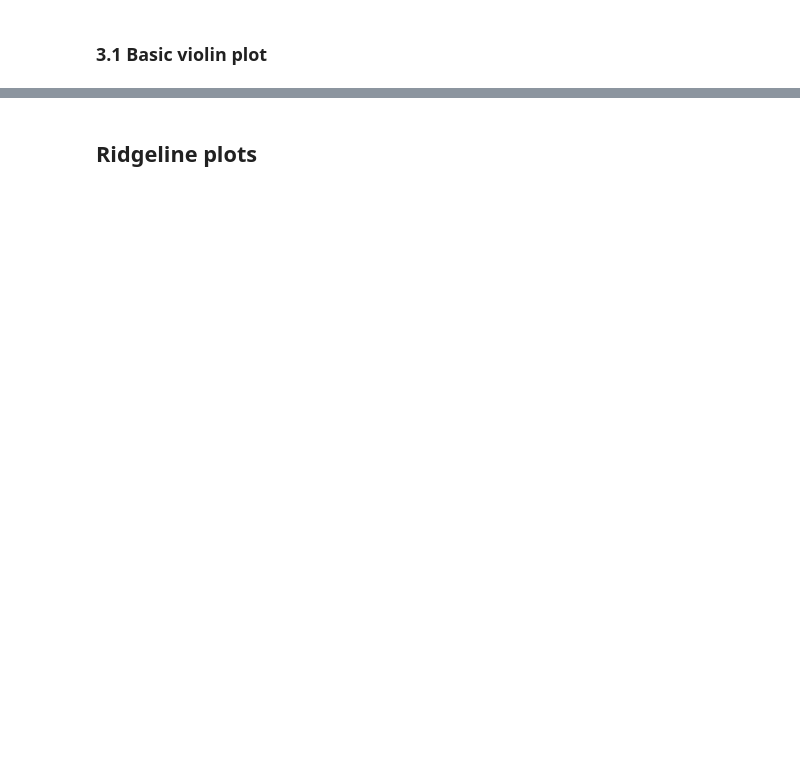
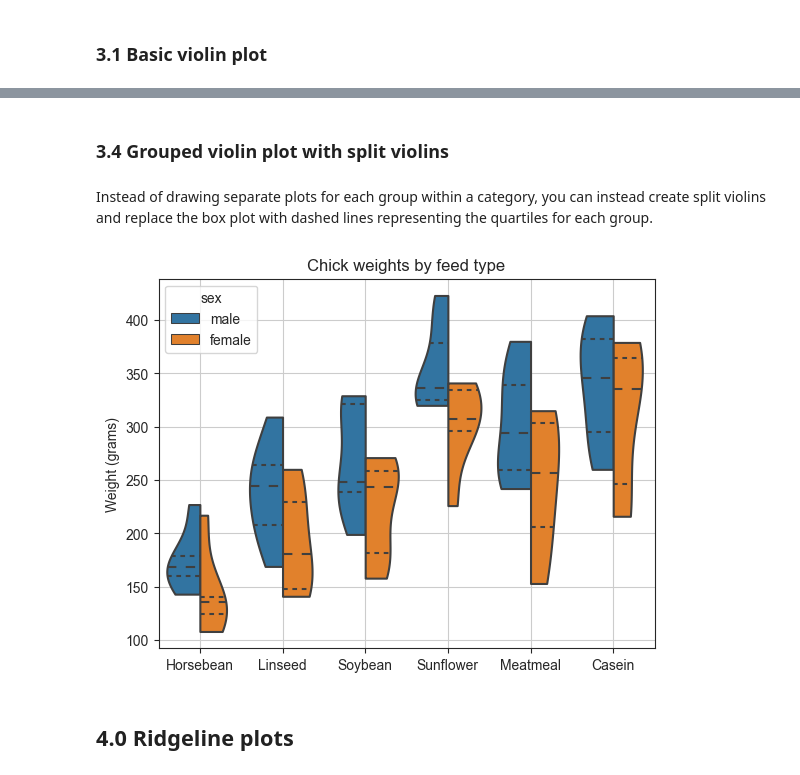
Before and after one commit to LorenzoPeve/Data-Viz, a Jupyter notebook: 04_Visualizing_Distributions/Violin and Ridgeline plots.ipynb, the cells around one changed output, grey strips where cells are left out. Cells and saved outputs as stored; diff of their text form; code cells hidden in the pictures; blank space fills up the shorter version.

```diff
--- a/04_Visualizing_Distributions/Violin and Ridgeline plots.ipynb
+++ b/04_Visualizing_Distributions/Violin and Ridgeline plots.ipynb
@@ -141,2 +153,15 @@ ax.set_xlim(0,100)
+# %% [markdown]
+### 3.4 Grouped violin plot with split violins
+# %% [markdown]
+Instead of drawing separate plots for each group within a category, you can instead create split violins and replace the box plot with dashed lines representing the quartiles for each group.
+# %%
+ax = sns.violinplot(data=chicken_wts, x="feed",y="weight", inner="quart",
+                    hue = 'sex', cut=0, scale = 'area', split=True)
+ax.set_ylabel('Weight (grams)')
+ax.set_xlabel('')
+ax.set_title('Chick weights by feed type');
+ax.grid()
+# %% [output]
+[figure, added]
 # %% [markdown]
-## Ridgeline plots
+## 4.0 Ridgeline plots
```
Also changed, not shown: parts of 23 cells of this notebook.
